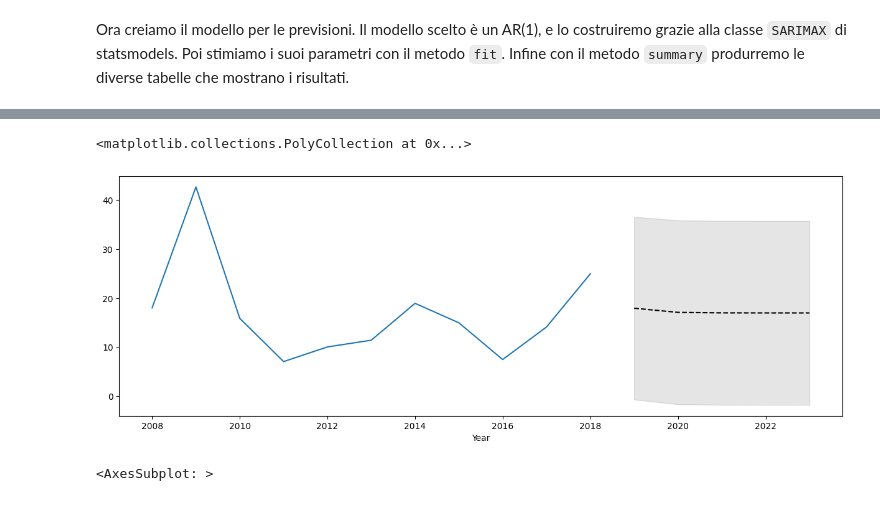
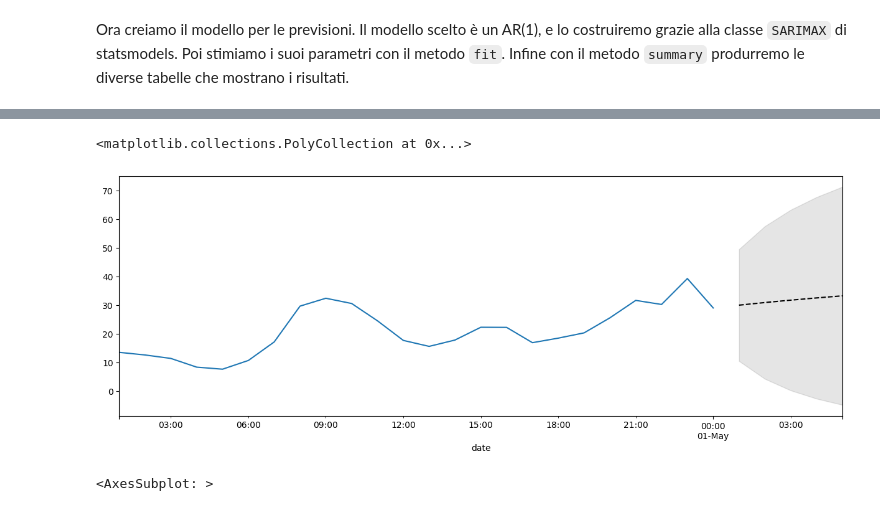
Before and after one commit to ChiaraAmalia/DataScience2Project, a Jupyter notebook: forecasting.ipynb, the cells around one changed output, grey strips where cells are left out. Saved outputs shown, nothing was run; the diff lists cells and outputs as text; code cells hidden in the pictures.

```diff
--- a/forecasting.ipynb
+++ b/forecasting.ipynb
@@ -86,18 +86,17 @@ NO2       mean   mean_se  mean_ci_lower  mean_ci_upper
 # %%
 fig, ax = plt.subplots(figsize=(15, 5))
 
 # Plot the data (here we are subsetting it to get a better look at the forecasts)
 #forNo2.reset_index()
-forNo2.loc[0:].plot(ax=ax)
+forNo2.loc['2018-04-30 01:00:00':].plot(ax=ax)
 
 # Construct the forecasts
 fcast = res.get_forecast(steps=5).summary_frame()
-fcast['mean'].index=fcast['mean'].index+2008
 fcast['mean'].plot(ax=ax, style='k--')
-ax.fill_between(fcast.index+2008, fcast['mean_ci_lower'], fcast['mean_ci_upper'], color='k', alpha=0.1)
+ax.fill_between(fcast.index, fcast['mean_ci_lower'], fcast['mean_ci_upper'], color='k', alpha=0.1)
 # %% [output]
 <matplotlib.collections.PolyCollection at 0x...>
-[figure, old version]
+[figure, new version]
 # %%
 fig, ax = plt.subplots(figsize=(15, 5))
 fcast['mean'].plot(ax=ax, style='k--')
```
Also changed, not shown: parts of 2 cells of this notebook.
